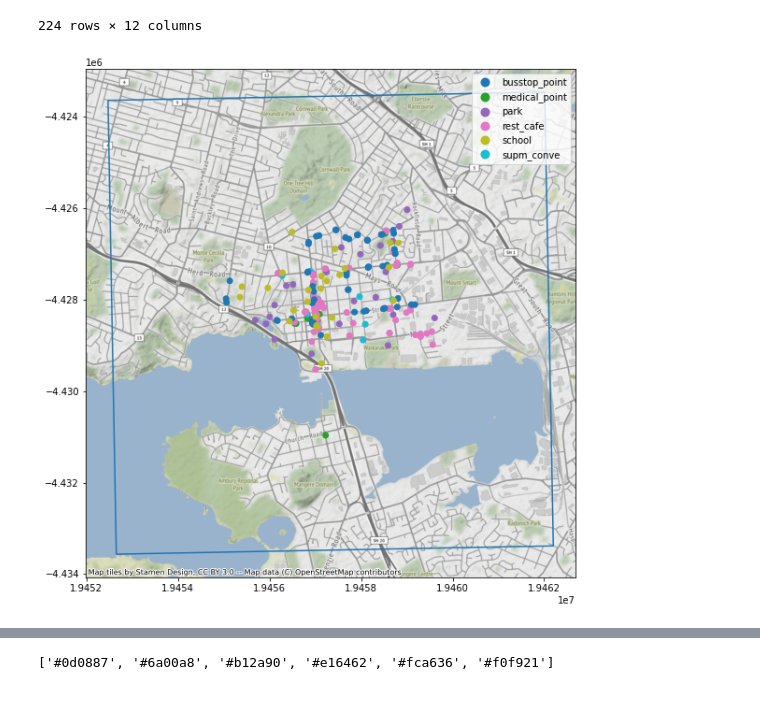
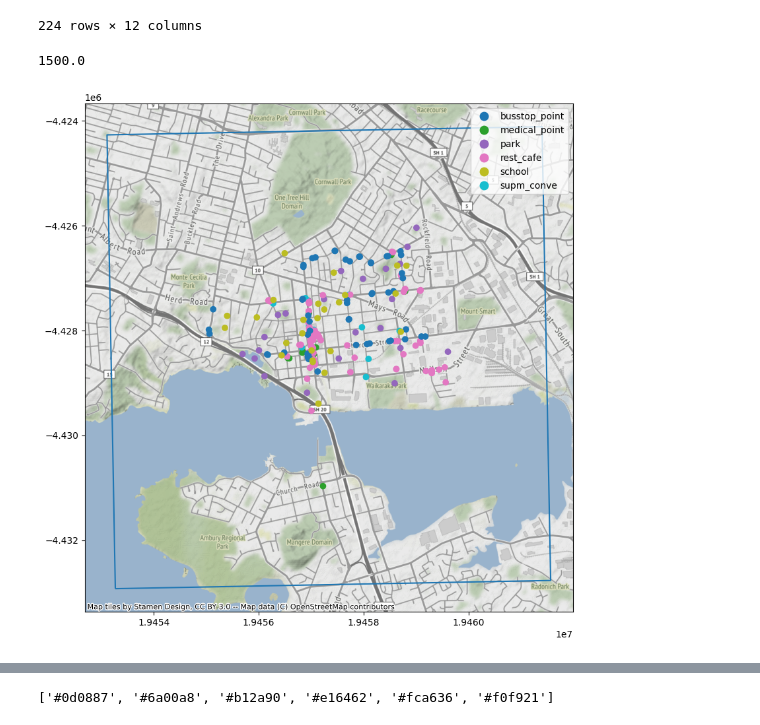
Before and after one commit to UoA-eResearch/onehunga_poi_proximity, a Jupyter notebook: process.ipynb, the cells around one changed output, grey strips where cells are left out. Saved outputs shown, nothing was run; the diff lists cells and outputs as text; code cells hidden in the pictures.

Commit message:
calculate buffer based on meters_per_minute and trip_time

```diff
--- a/process.ipynb
+++ b/process.ipynb
@@ -82,9 +88,14 @@ df[df.columns[df.columns.str.startswith("nearest")]]
+# %%
+buffer = meters_per_minute * (trip_time + 5)
+buffer
+# %% [output]
+1500.0
 # %%
-# Calculate Area of Interest (AOI). This is the bounds of the dataset, plus a 2KM buffer
-AOI = df.dissolve().buffer(2000).envelope
+# Calculate Area of Interest (AOI). This is the bounds of the dataset, plus a buffer
+AOI = df.dissolve().buffer(buffer).envelope
 ax = AOI.to_crs(epsg=3857).boundary.plot()
 df.to_crs(epsg=3857).plot(ax=ax, column='category', categorical=True, legend=True)
 cx.add_basemap(ax)
 # %% [output]
-[figure, old version]
+[figure, new version]
 # %%
```
Also changed, not shown: parts of 4 cells of this notebook, 1 other file.
